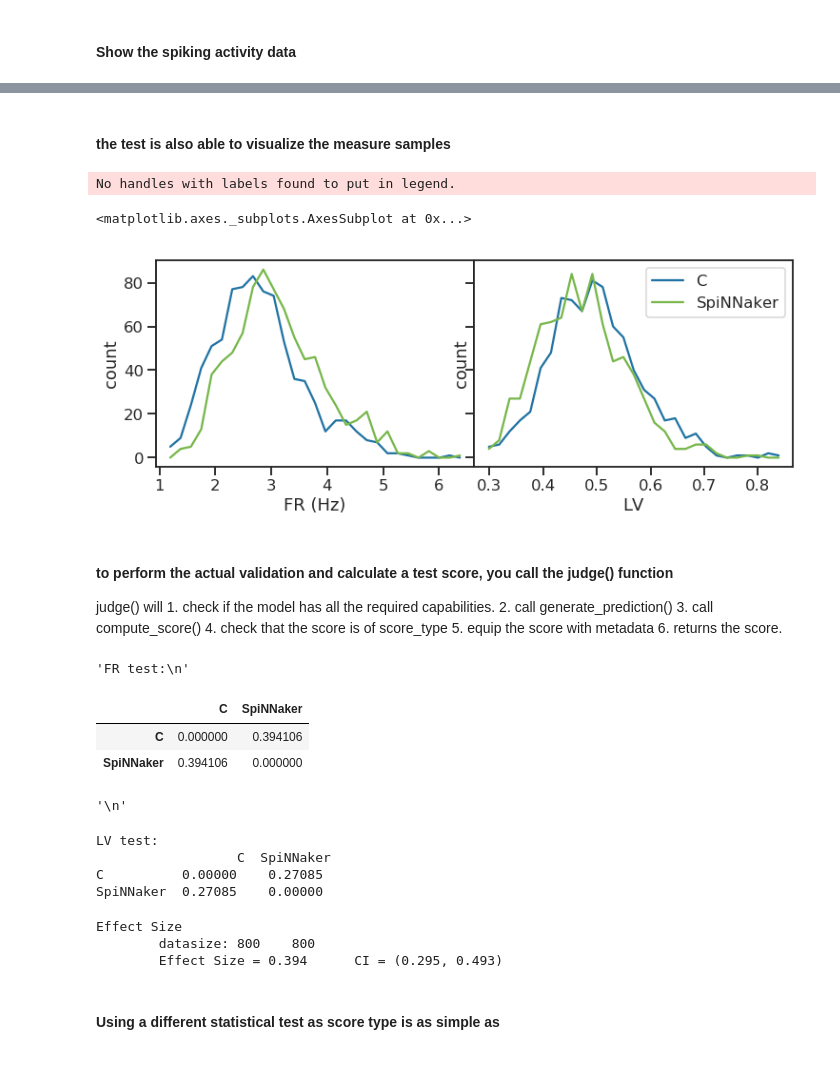
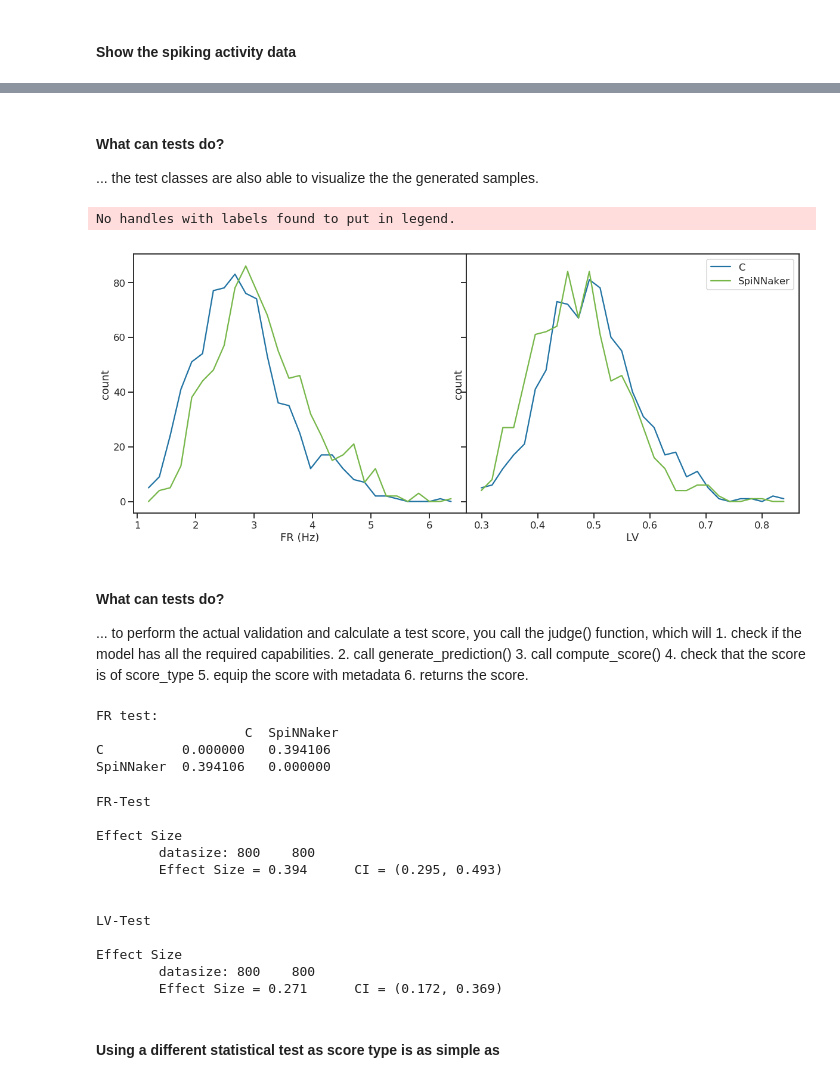
Before and after one commit to INM-6/networkunit, a Jupyter notebook: examples/index.ipynb, the cells around one changed output, grey strips where cells are left out. Cells and saved outputs as stored; diff of their text form; code cells hidden in the pictures.

```diff
--- a/examples/index.ipynb
+++ b/examples/index.ipynb
@@ -143,0 +136,4 @@ NameError: name 'os' is not defined
+# %%
+!(echo "C/out_firings_after5h.dat" && echo "SpiNNaker/out_firings_after5h.dat") > download_files.txt
+!wget -nH -nc -np -r -e robots=off -i download_files.txt -B https://web.gin.g-node.org/INM-6/network_validation/raw/master/simulation_data/iteration_III/60s_simulation_runs/
+data_path = "./INM-6/network_validation/raw/master/simulation_data/iteration_III/60s_simulation_runs/"
@@ -190,13 +204,13 @@ class polychrony_data(models.spiketrain_data):
 # %%
 # C simulation
 class C_sim(polychrony_data):
-    file_path = './network_validation/simulation_data/iteration_III/60s_simulation_runs/C/out_firings_after5h.dat'
+    file_path = data_path + 'C/out_firings_after5h.dat'
     params = copy(polychrony_data.params)
     params.update(color='#2173a3', simulator='C')
 
 # SpiNNaker simulation
 class S_sim(polychrony_data):
-    file_path = './network_validation/simulation_data/iteration_III/60s_simulation_runs/SpiNNaker/out_firings_after5h.dat'
+    file_path = data_path + '/SpiNNaker/out_firings_after5h.dat'
     params = copy(polychrony_data.params)
     params.update(color='#77b74a', simulator='SpiNNaker')
 # %%
@@ -259,17 +273,17 @@ FR_test.generate_prediction(C)
 # %% [markdown]
-#### the test is also able to visualize the measure samples
+#### What can tests do?
+... the test classes are also able to visualize the the generated samples.
 # %%
-fig, ax = plt.subplots(ncols=2, sharey=True, gridspec_kw={'wspace':0}, figsize=(12,4))
+fig, ax = plt.subplots(ncols=2, sharey=True, gridspec_kw={'wspace':0}, figsize=(20,8))
 
 FR_test.visualize_samples(C, S, ax=ax[0], var_name='FR (Hz)', bins=30, density=False)
-LV_test.visualize_samples(C, S, ax=ax[1], var_name='LV', bins=30, density=False)
+LV_test.visualize_samples(C, S, ax=ax[1], var_name='LV', bins=30, density=False);
 # %% [output]
 No handles with labels found to put in legend.
-<matplotlib.axes._subplots.AxesSubplot at 0x...>
-[figure, old version]
+[figure, new version]
 # %% [markdown]
-#### to perform the actual validation and calculate a test score, you call the judge() function
-judge() will
+#### What can tests do?
+... to perform the actual validation and calculate a test score, you call the judge() function, which will
     1. check if the model has all the required capabilities.
     2. call generate_prediction()
     3. call compute_score()
@@ -277,27 +291,31 @@ judge() will
     5. equip the score with metadata
     6. returns the score.
 # %%
-# For a model-to-model test the two models are passed as a list\
-print('FR test:\n', FR_test.judge([C, S]).score, '\n')
-print('LV test:\n', LV_test.judge([C, S]).score)
+# For a model-to-model test the two models are passed as a list
+print('FR test:\n', FR_test.judge([C, S]).score)
 # %% [output]
-'FR test:\n'
+FR test:
+                   C  SpiNNaker
+C          0.000000   0.394106
+SpiNNaker  0.394106   0.000000
-|  | C | SpiNNaker |
-| C | 0.000000 | 0.394106 |
-| SpiNNaker | 0.394106 | 0.000000 |
-'\n'
-LV test:
-                  C  SpiNNaker
-C          0.00000    0.27085
-SpiNNaker  0.27085    0.00000
 # %%
 # to access an element of the score DataFrame use
-print(FR_test.judge([C, S]).iloc[1,0])
+print('FR-Test ', FR_test.judge([C, S]).iloc[1,0])
+print('LV-Test ', LV_test.judge([C, S]).iloc[1,0])
 # print of a score instance invokes the __str__ property of the test
 # %% [output]
+FR-Test
+
 Effect Size
         datasize: 800    800
         Effect Size = 0.394      CI = (0.295, 0.493)
+
+
+LV-Test
+
+Effect Size
+        datasize: 800    800
+        Effect Size = 0.271      CI = (0.172, 0.369)
 # %% [markdown]
 #### Using a different statistical test as score type is as simple as
 # %%
```
Also changed, not shown: parts of 21 cells of this notebook, 2 other files.
